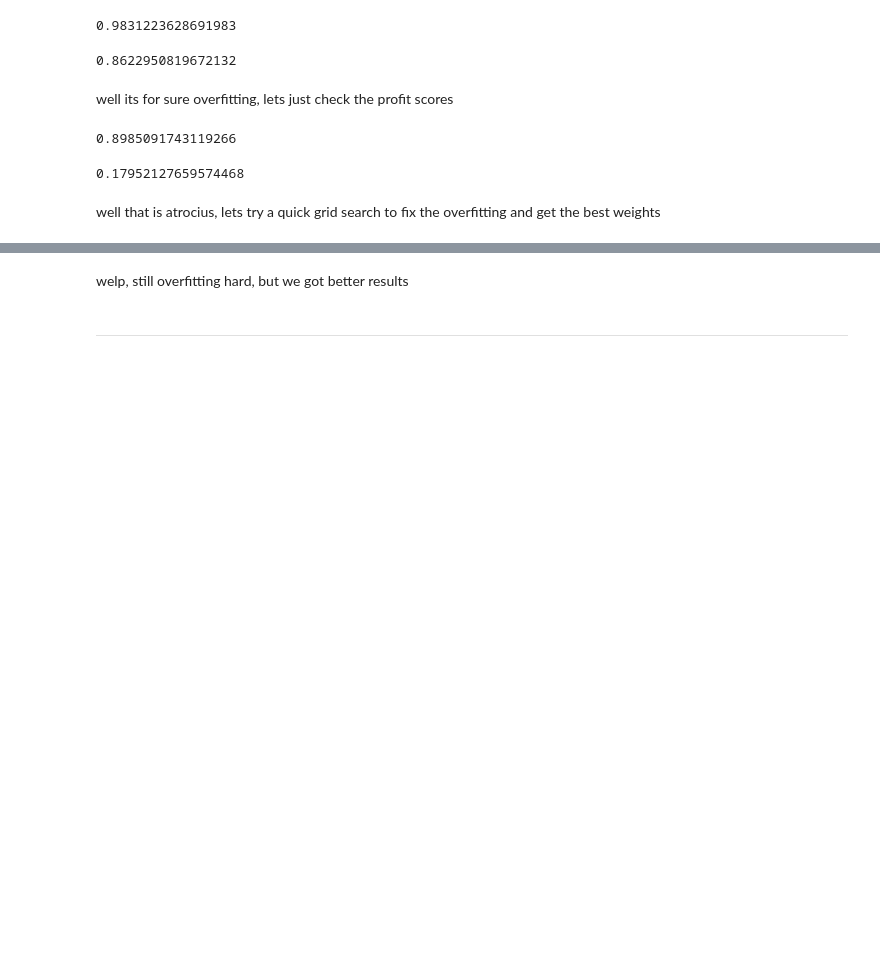
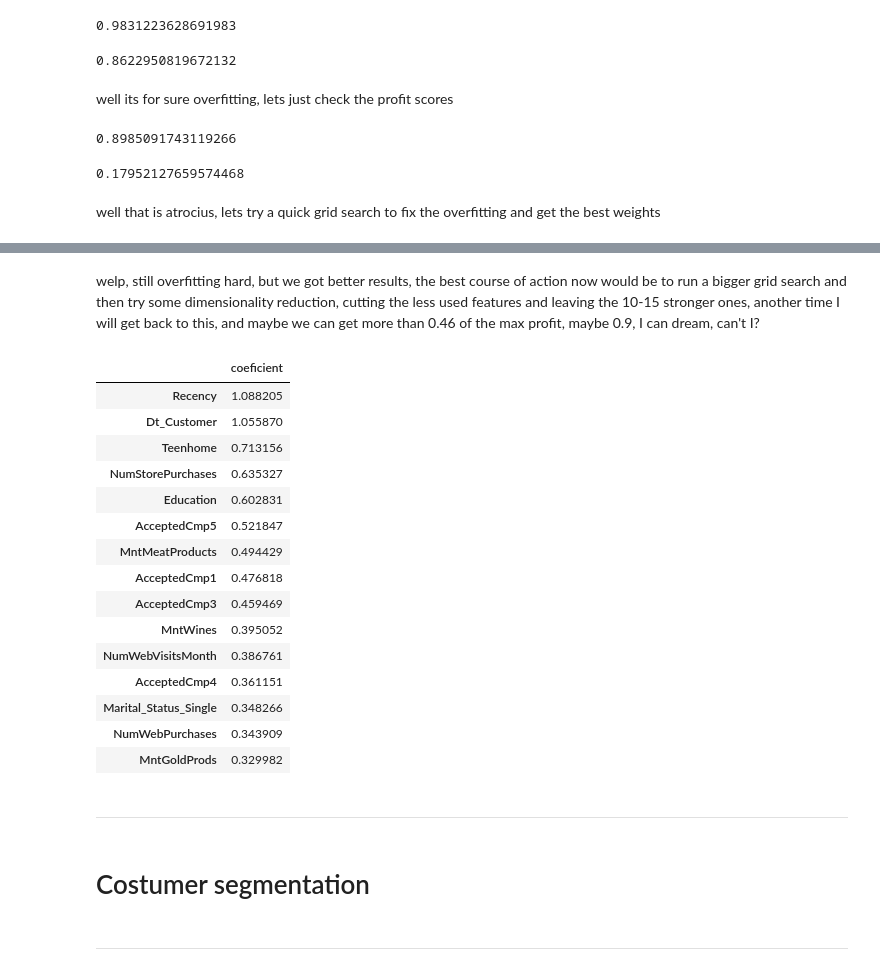
Before and after one commit to TMKlautau/ifood_test_case_start_to_finish, a Jupyter notebook: Ifood_Data_analysis.ipynb, the cells around one changed output, grey strips where cells are left out. Drawn from its saved outputs; the diff is of its cells as text; code cells hidden in the pictures; blank space fills up the shorter version.

```diff
--- a/Ifood_Data_analysis.ipynb
+++ b/Ifood_Data_analysis.ipynb
@@ -984,4 +1016,31 @@ display(test_rf_t_p_df_sorted[test_rf_t_p_df_sorted.index==best_threshold])
-# %% [markdown]
-welp, still overfitting hard, but we got better results
+# %% [markdown]
+welp, still overfitting hard, but we got better results, the best course of action now would be to run a bigger grid search and then try some dimensionality reduction, cutting the less used features and leaving the 10-15 stronger ones, another time I will get back to this, and maybe we can get more than 0.46 of the max profit, maybe 0.9, I can dream, can't I?
+# %%
+lg = lg = ThreshLogisticRegression(class_weight= 'balanced', threshold= 0.529)
+lg.fit(X_train, y_train)
+feature_names = list(ffdf)
+feature_names.remove('Response')
+pd.DataFrame(data= {'coeficient':lg.coef_[0]}, index= feature_names).abs().sort_values('coeficient', ascending=False).head(15)
+# %% [output]
+|  | coeficient |
+| Recency | 1.088205 |
+| Dt_Customer | 1.055870 |
+| Teenhome | 0.713156 |
+| NumStorePurchases | 0.635327 |
+| Education | 0.602831 |
+| AcceptedCmp5 | 0.521847 |
+| MntMeatProducts | 0.494429 |
+| AcceptedCmp1 | 0.476818 |
+| AcceptedCmp3 | 0.459469 |
+| MntWines | 0.395052 |
+| NumWebVisitsMonth | 0.386761 |
+| AcceptedCmp4 | 0.361151 |
+| Marital_Status_Single | 0.348266 |
+| NumWebPurchases | 0.343909 |
+| MntGoldProds | 0.329982 |
 # %% [markdown]
 ---
+# %% [markdown]
+# Costumer segmentation
+# %% [markdown]
+---
```
Also changed, not shown: parts of 17 cells of this notebook.
